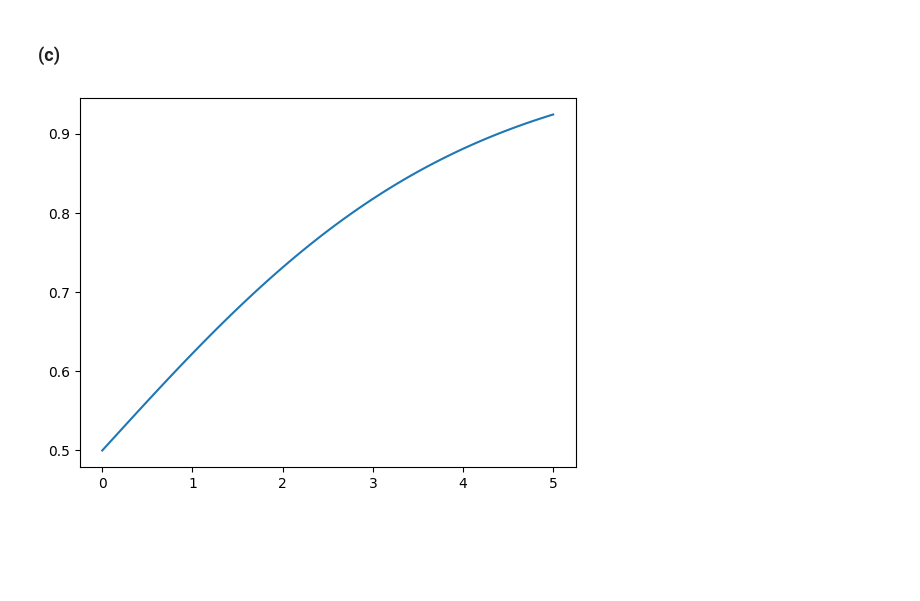
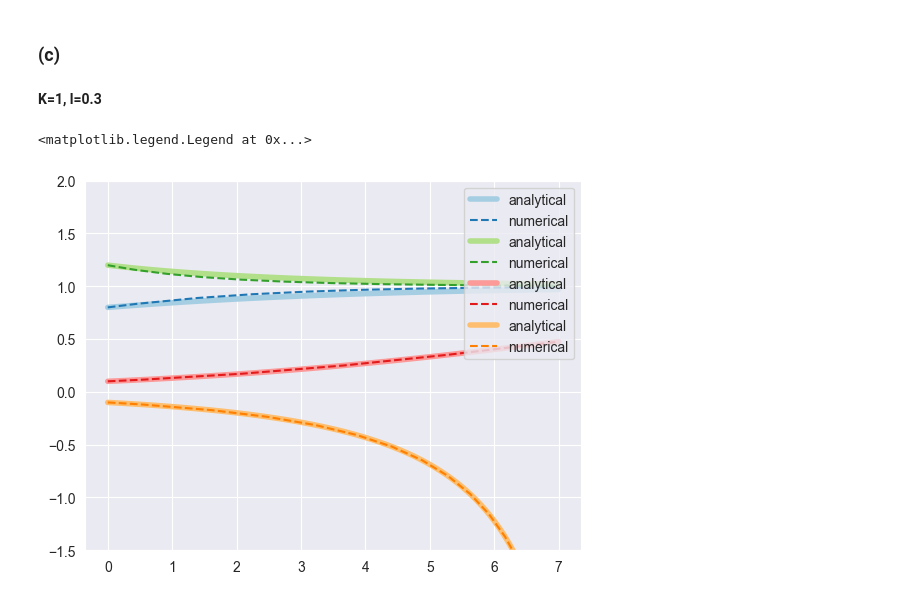
Before and after one commit to sarloet/Evolutionary-Dynamics, a Jupyter notebook: Homework1/Exercise 1.ipynb, the cells around one changed output. Cells and saved outputs as stored; diff of their text form; code cells hidden in the pictures; blank space fills up the shorter version.

```diff
--- a/Homework1/Exercise 1.ipynb
+++ b/Homework1/Exercise 1.ipynb
@@ -9,5 +10,8 @@ import matplotlib.pyplot as plt
 import numpy as np
 from scipy.integrate import solve_ivp
+# %%
+sns.set_style("darkgrid")
+sns.set_palette("Paired")
 # %% [markdown]
 ## Problem 2: Logistic difference equation
 # %%
@@ -102,19 +106,23 @@ plot_pointcare_section(f_39, 0.5)
 # %% [markdown]
 ## Problem 3: Logistic growth in continuous time
 # %%
-def plot_continuous_evolution(func, start_time=0, end_time=5, num_steps=100):
+def plot_continuous_evolution(func, start_time=0, end_time=7, num_steps=100):
     ts = np.linspace(start_time, end_time, num_steps)
     xs = list(map(func, ts))
-    plt.plot(ts, xs)
+    plt.plot(ts, xs, linewidth=4, label="analytical")
+    plt.legend(loc="upper right")
+    plt.ylim(-1.5, 2)
 # %%
-def plot_approximate_continuous_evolution(derivative, initial_value, start_time=0, end_time=5, num_steps=100):
+def plot_approximate_continuous_evolution(derivative, initial_value, start_time=0, end_time=7, num_steps=100):
     result = solve_ivp(
         fun=derivative,
         t_span=(start_time, end_time),
         y0=[initial_value],
         rtol=1e-10
     )
-    plt.plot(result.t, result.y.flatten())
+    plt.plot(result.t, result.y.flatten(), linestyle='dashed', label="numerical")
+    plt.legend(loc="upper right")
+    plt.ylim(-1.5, 2)
 # %%
 def dx(t, x, l, K):
     return l*x*(1 - x/K)
@@ -123,7 +131,22 @@ def x(t, l, K, x0):
     return (K * x0 * np.exp(l*t)) / (K + x0 * (np.exp(l*t) - 1))
 # %% [markdown]
 ### (c)
+# %% [markdown]
+**K=1, l=0.3**
 # %%
-plot_continuous_evolution(partial(x, l=0.5, K=1, x0=0.5), 0, 5)
+plot_continuous_evolution(partial(x, l=0.3, K=1, x0=0.8))
+plot_approximate_continuous_evolution(partial(dx, l=0.5, K=1), 0.8)
+
+plot_continuous_evolution(partial(x, l=0.3, K=1, x0=1.2))
+plot_approximate_continuous_evolution(partial(dx, l=0.5, K=1), 1.2)
+
+plot_continuous_evolution(partial(x, l=0.3, K=1, x0=0.1))
+plot_approximate_continuous_evolution(partial(dx, l=0.3, K=1), 0.1)
+plt.legend(loc="upper right")
+
+plot_continuous_evolution(partial(x, l=0.3, K=1, x0=-0.1))
+plot_approximate_continuous_evolution(partial(dx, l=0.3, K=1), -0.1)
+plt.legend(loc="upper right")
 # %% [output]
+<matplotlib.legend.Legend at 0x...>
-[figure, old version]
+[figure, new version]
```
Also changed, not shown: parts of 14 cells of this notebook, 2 other files.
